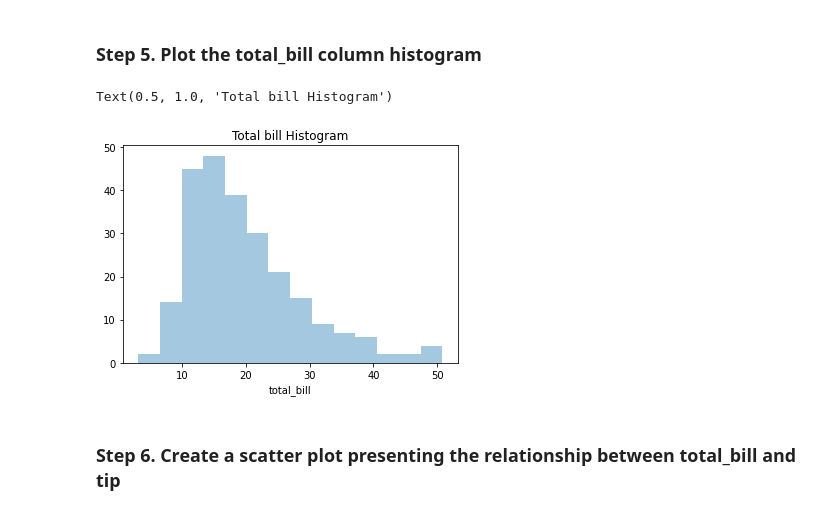
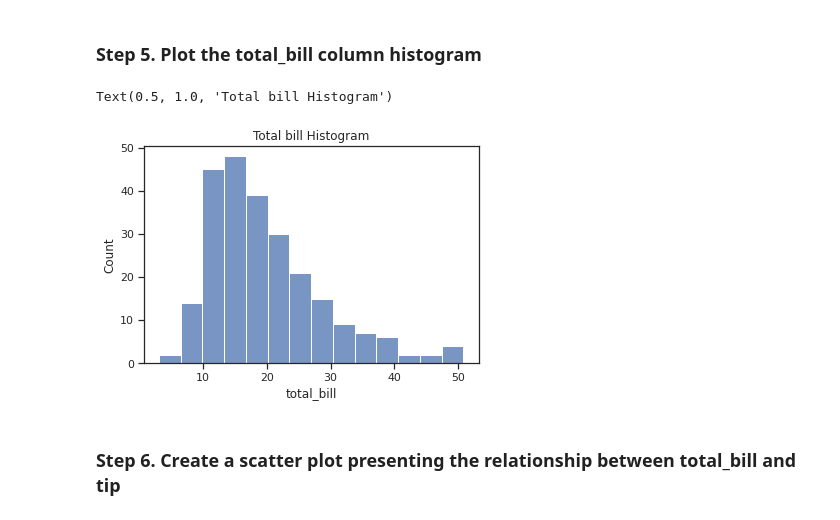
Before and after one commit to Dkepffl/2022-1-ESAA, a Jupyter notebook: Assignment/Assignment0328_tips_Exercises.ipynb, the cells around one changed output. Saved outputs shown, nothing was run; the diff lists cells and outputs as text; code cells hidden in the pictures.

```diff
--- a/Assignment/Assignment0328_tips_Exercises.ipynb
+++ b/Assignment/Assignment0328_tips_Exercises.ipynb
@@ -44,13 +44,13 @@ tips.head()
 # %%
 # 기본 틀 생성
 ax = plt.subplots( )
 
 # 히스토그램 그리기
-ax = sns.distplot(tips['total_bill'],kde = False)
+ax = sns.histplot(tips['total_bill'],kde = False)
 ax.set_title('Total bill Histogram')
 # %% [output]
 Text(0.5, 1.0, 'Total bill Histogram')
-[figure, old version]
+[figure, new version]
 # %% [markdown]
 ### Step 6. Create a scatter plot presenting the relationship between total_bill and tip
 # %%
```
